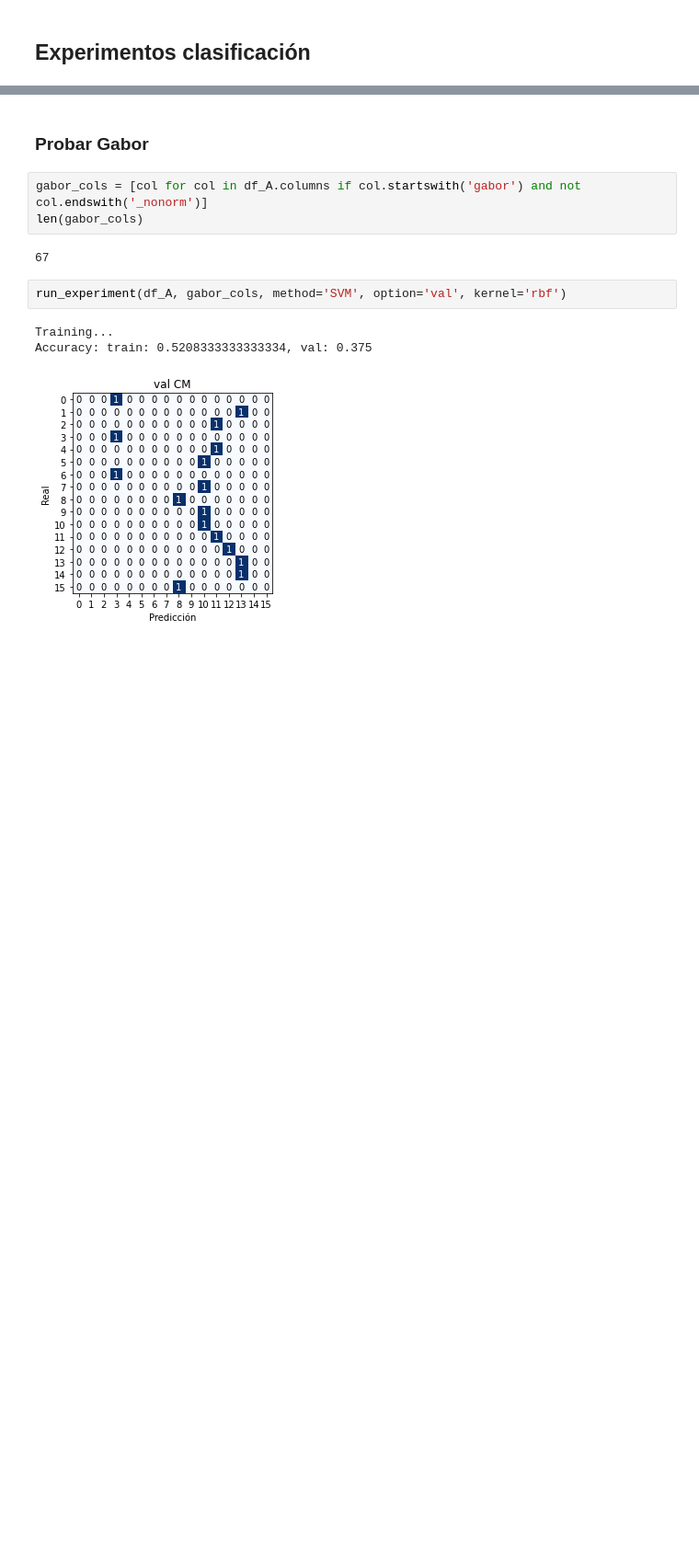
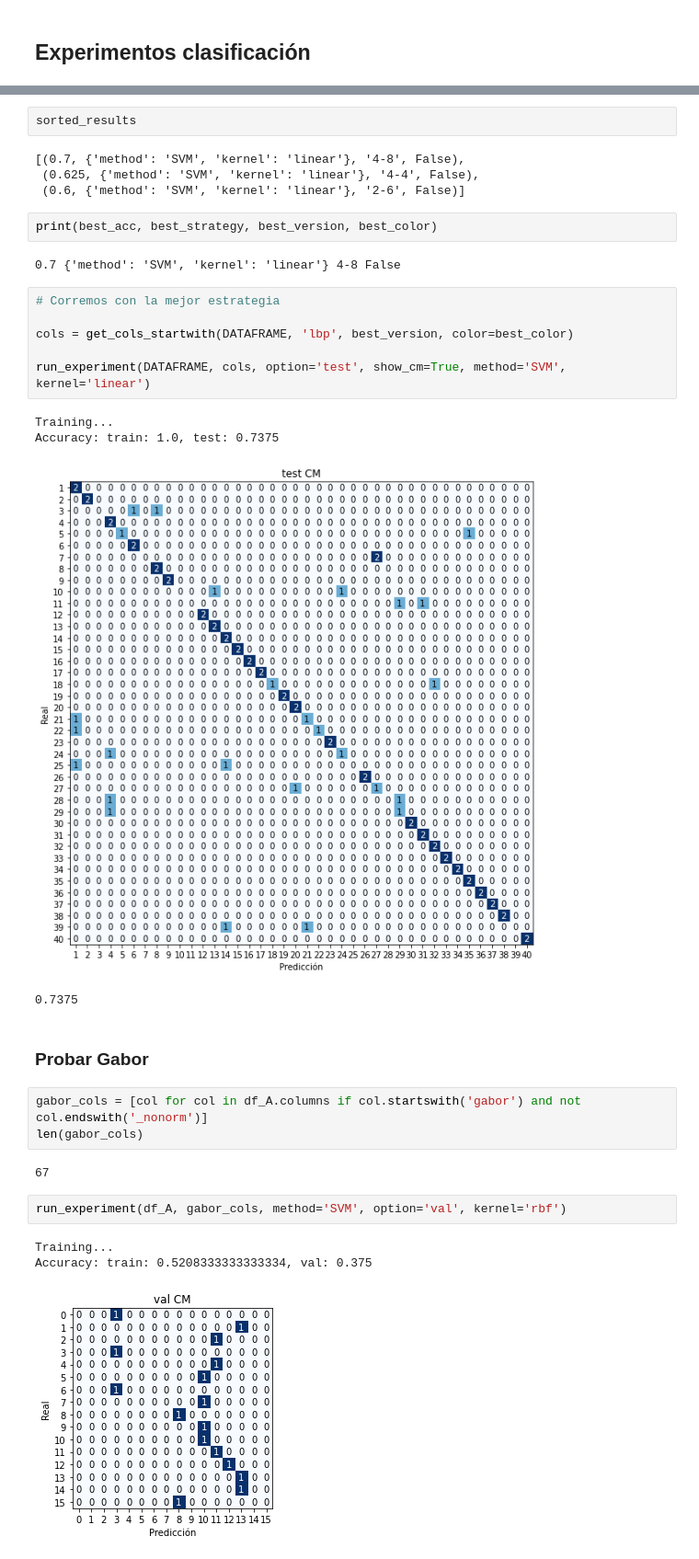
Before and after one commit to yerkko/pattern_recognition, a Jupyter notebook: codigo/experiments.ipynb, the cells around one changed output, grey strips where cells are left out. Shown at 92% size. Drawn from its saved outputs; the diff is of its cells as text; blank space fills up the shorter version.

```diff
--- a/codigo/experiments.ipynb
+++ b/codigo/experiments.ipynb
@@ -955,3 +945,24 @@ Accuracy: train: 0.7083333333333334, test: 0.59375
+# %%
+sorted_results
+# %% [output]
+[(0.7, {'method': 'SVM', 'kernel': 'linear'}, '4-8', False),
+ (0.625, {'method': 'SVM', 'kernel': 'linear'}, '4-4', False),
+ (0.6, {'method': 'SVM', 'kernel': 'linear'}, '2-6', False)]
+# %%
+print(best_acc, best_strategy, best_version, best_color)
+# %% [output]
+0.7 {'method': 'SVM', 'kernel': 'linear'} 4-8 False
+# %%
+# Corremos con la mejor estrategia
+
+cols = get_cols_startwith(DATAFRAME, 'lbp', best_version, color=best_color)
+
+run_experiment(DATAFRAME, cols, option='test', show_cm=True, method='SVM', kernel='linear')
+# %% [output]
+Training...
+Accuracy: train: 1.0, test: 0.7375
+[figure, added]
+0.7375
 # %% [markdown]
 ### Probar Gabor
 # %%
```
Also changed, not shown: parts of 69 cells of this notebook, 3 other files.
